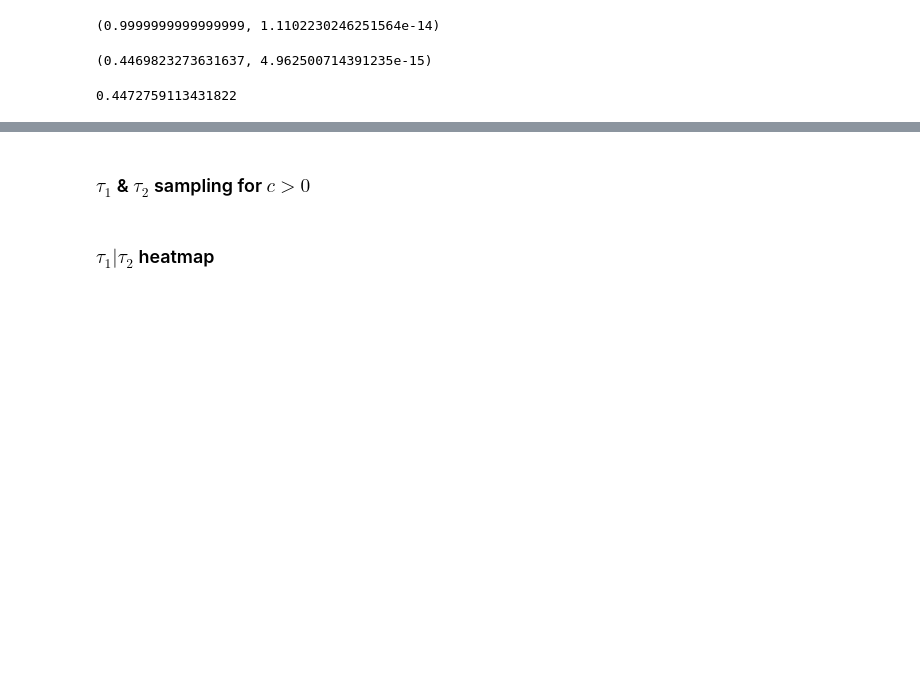
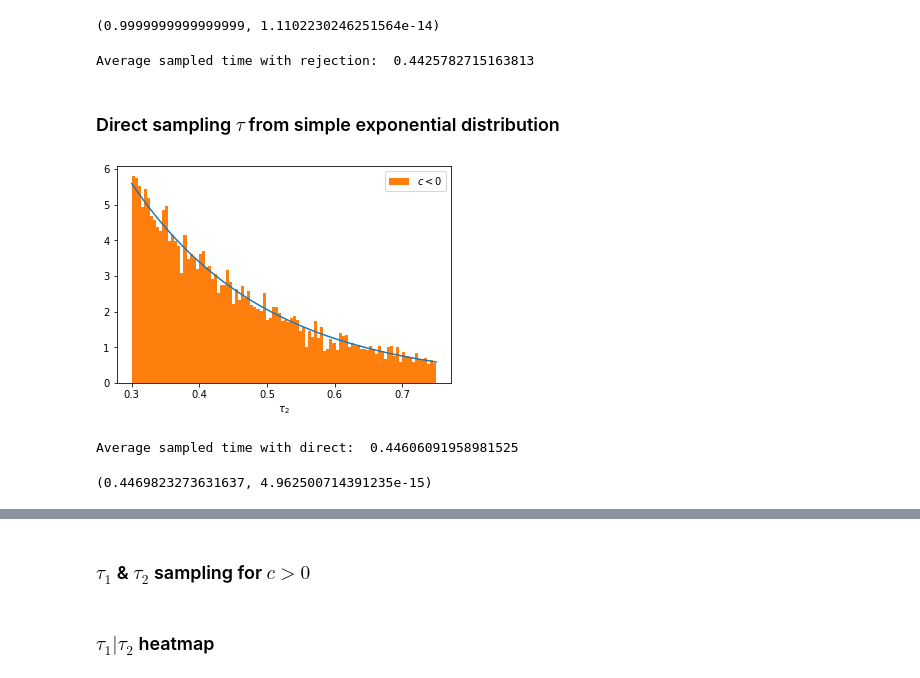
Before and after one commit to ecasiano/TruncatedExponentialSampling, a Jupyter notebook: histograms_simple_truncexpon.ipynb, the cells around one changed output, grey strips where cells are left out. Saved outputs shown, nothing was run; the diff lists cells and outputs as text; code cells hidden in the pictures; blank space fills up the shorter version.

Commit message:
hist. comparison for rejection/direct of simple truncexpon; need autocorrelation times

```diff
--- a/histograms_simple_truncexpon.ipynb
+++ b/histograms_simple_truncexpon.ipynb
@@ -54,5 +31,35 @@ plt.legend();
 integrate.quad(P,a,b,args=(a,b,c))
 # %% [output]
 (0.9999999999999999, 1.1102230246251564e-14)
+# %%
+# Compute average time from histogram
+τ2_counts, τ2_edges = np.histogram(τ2,bins=1000)
+τ2_probs = np.divide(τ2_counts,np.sum(τ2_counts))
+
+τ_mean_rejection = np.sum(τ2_probs*τ2_edges[:-1])
+print("Average sampled time with rejection: ",τ_mean_rejection)
+# %% [output]
+Average sampled time with rejection:  0.4425782715163813
+# %% [markdown]
+### Direct sampling $\tau$ from simple exponential distribution
+# %%
+# Load all data
+τ2_direct = np.loadtxt("./data/0.300000_0.750000_5.000000_samples1.dat")
+# %%
+plt.plot(τ_fit,P(τ_fit,a,b,c))
+plt.hist(τ2_direct, density=True, bins=100,label=r'$c<0$');  # density=False would make counts
+plt.xlabel(r'$\tau_2$');
+plt.legend();
+# %% [output]
+[figure, added]
+# %%
+# Compute average time from histogram
+τ2_counts, τ2_edges = np.histogram(τ2_direct,bins=1000)
+τ2_probs = np.divide(τ2_counts,np.sum(τ2_counts))
+
+τ_mean_direct = np.sum(τ2_probs*τ2_edges[:-1])
+print("Average sampled time with direct: ",np.sum(τ2_probs*τ2_edges[:-1]))
+# %% [output]
+Average sampled time with direct:  0.44606091958981525
 # %%
 # Compute "exact" average of time
@@ -67,4 +69,0 @@ integrate.quad(P_times_tau,a,b,args=(a,b,c))
-# %%
-np.sum(τ2_probs*τ2_edges[:-1])
-# %% [output]
-0.4472759113431822
```
Also changed, not shown: parts of 9 cells of this notebook, 3 other files.
